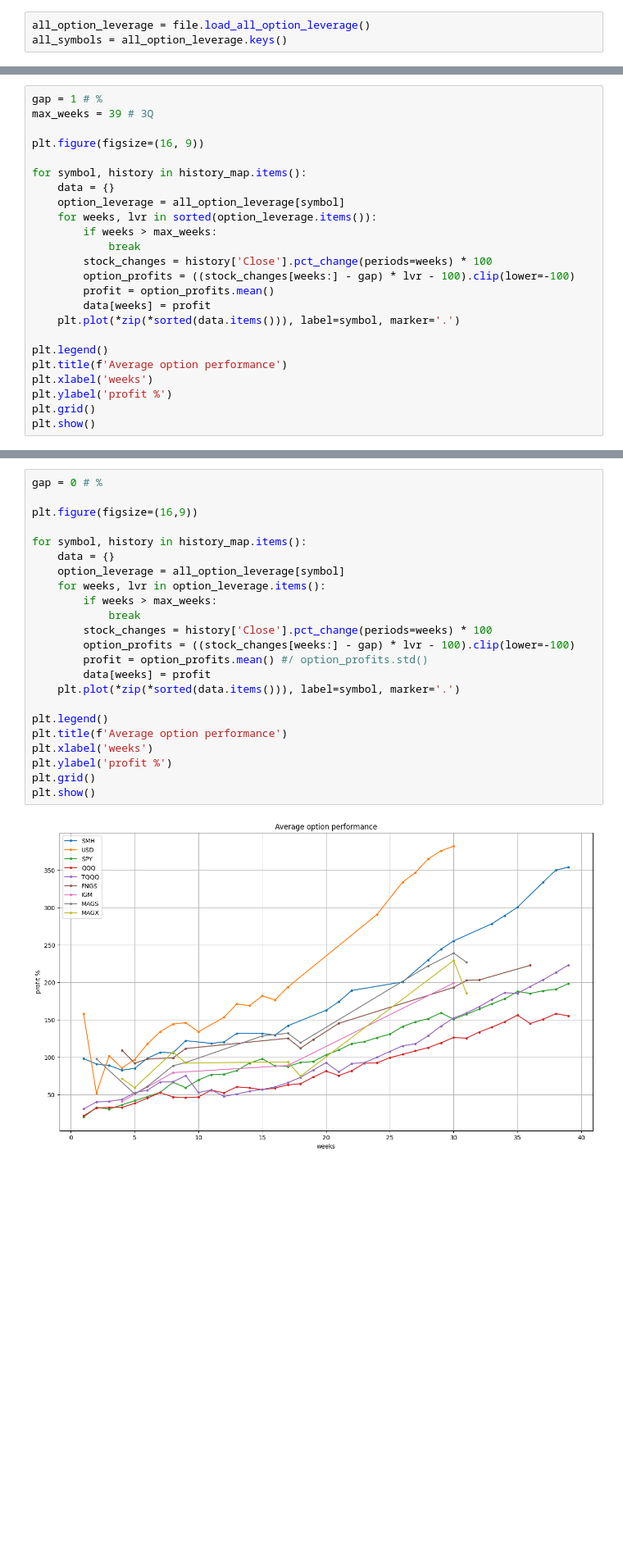
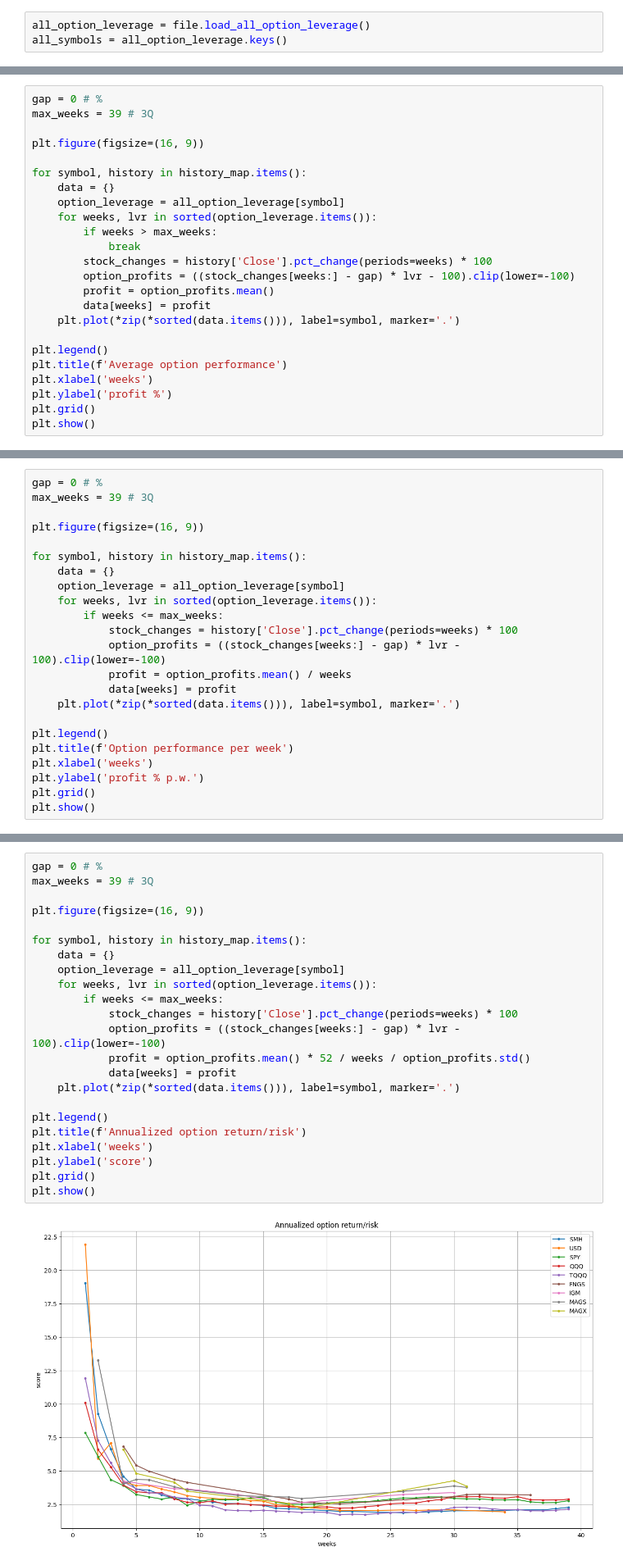
Before and after one commit to dotchev/stox, a Jupyter notebook: weekly-options.ipynb, the cells around one changed output, grey strips where cells are left out. Shown: that part at 82% size. Drawn from its saved outputs; the diff is of its cells as text; blank space fills up the shorter version.

Commit message:
update & add daily options

```diff
--- a/weekly-options.ipynb
+++ b/weekly-options.ipynb
@@ -36,5 +36,5 @@ MAGX history: 38w
 # %%
-gap = 1 # %
+gap = 0 # %
 max_weeks = 39 # 3Q
 
 plt.figure(figsize=(16, 9))
@@ -61,0 +92,23 @@ plt.show()
+# %%
+gap = 0 # %
+max_weeks = 39 # 3Q
+
+plt.figure(figsize=(16, 9))
+
+for symbol, history in history_map.items():
+    data = {}
+    option_leverage = all_option_leverage[symbol]
+    for weeks, lvr in sorted(option_leverage.items()):
+        if weeks <= max_weeks:
+            stock_changes = history['Close'].pct_change(periods=weeks) * 100
+            option_profits = ((stock_changes[weeks:] - gap) * lvr - 100).clip(lower=-100)
+            profit = option_profits.mean() / weeks
+            data[weeks] = profit
+    plt.plot(*zip(*sorted(data.items())), label=symbol, marker='.')
+
+plt.legend()
+plt.title(f'Option performance per week')
+plt.xlabel('weeks')
+plt.ylabel('profit % p.w.')
+plt.grid()
+plt.show()
@@ -62,25 +117,25 @@ plt.show()
 # %%
 gap = 0 # %
+max_weeks = 39 # 3Q
 
-plt.figure(figsize=(16,9))
+plt.figure(figsize=(16, 9))
 
 for symbol, history in history_map.items():
     data = {}
     option_leverage = all_option_leverage[symbol]
-    for weeks, lvr in option_leverage.items():
-        if weeks > max_weeks:
-            break
-        stock_changes = history['Close'].pct_change(periods=weeks) * 100
-        option_profits = ((stock_changes[weeks:] - gap) * lvr - 100).clip(lower=-100)
-        profit = option_profits.mean() #/ option_profits.std()
-        data[weeks] = profit
+    for weeks, lvr in sorted(option_leverage.items()):
+        if weeks <= max_weeks:
+            stock_changes = history['Close'].pct_change(periods=weeks) * 100
+            option_profits = ((stock_changes[weeks:] - gap) * lvr - 100).clip(lower=-100)
+            profit = option_profits.mean() * 52 / weeks / option_profits.std()
+            data[weeks] = profit
     plt.plot(*zip(*sorted(data.items())), label=symbol, marker='.')
 
 plt.legend()
-plt.title(f'Average option performance')
+plt.title(f'Annualized option return/risk')
 plt.xlabel('weeks')
-plt.ylabel('profit %')
+plt.ylabel('score')
 plt.grid()
 plt.show()
 # %% [output]
-[figure, old version]
+[figure, new version]
```
Also changed, not shown: parts of 5 cells of this notebook, 21 other files.
